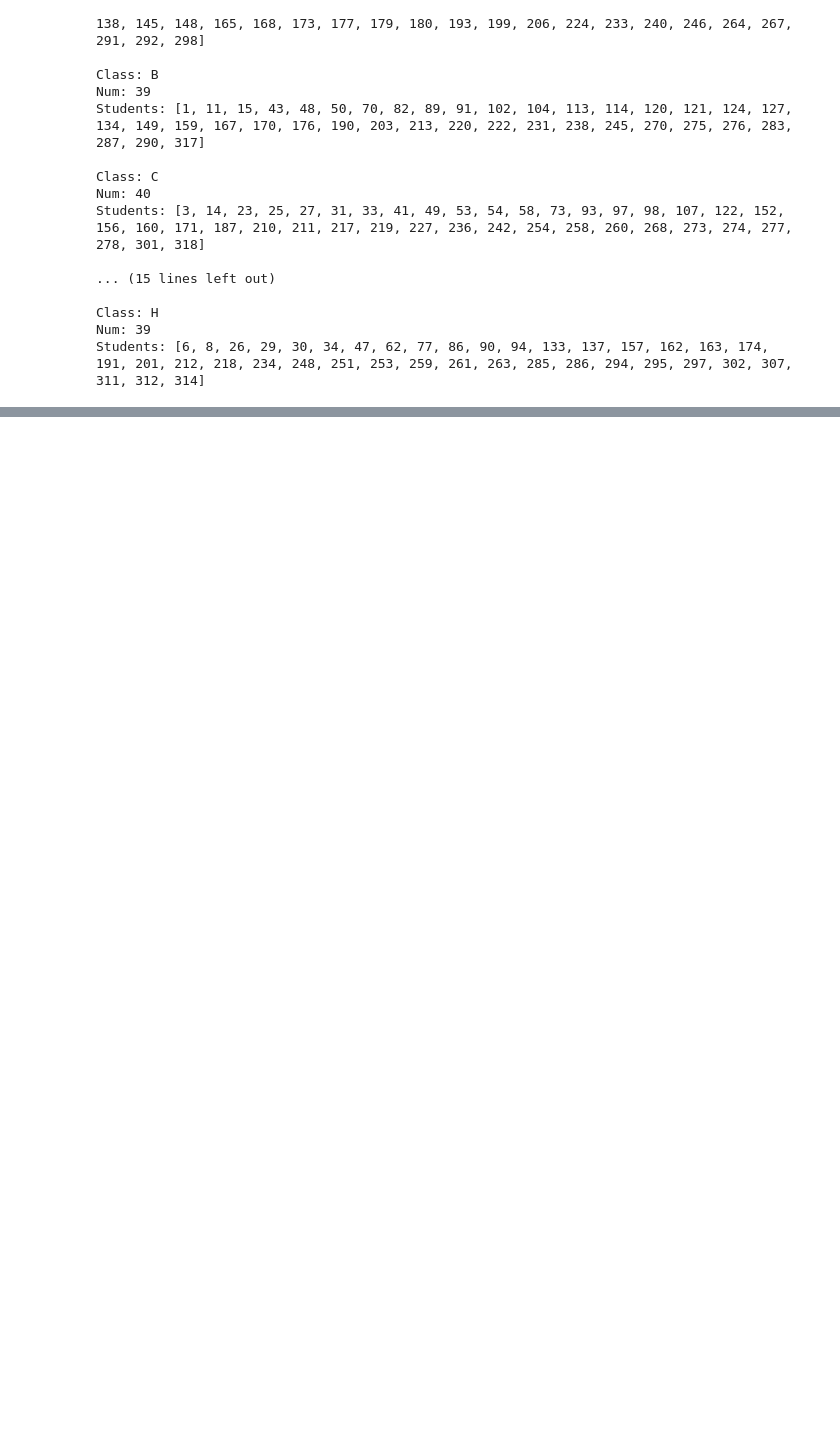
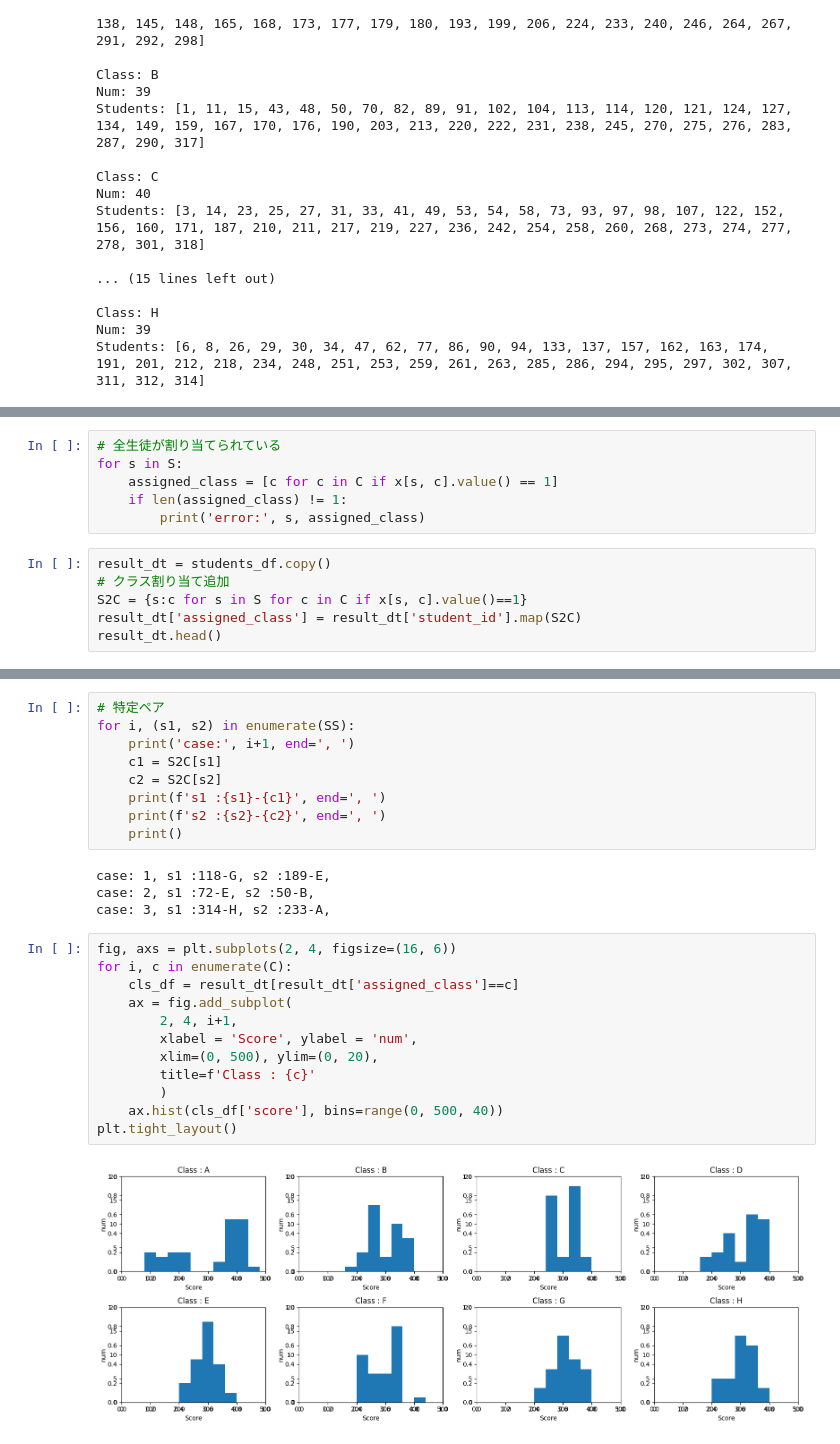
Before and after one commit to akmiccom/python_optimize, a Jupyter notebook: notebooks/chapter_03.ipynb, the cells around one changed output, grey strips where cells are left out. Drawn from its saved outputs; the diff is of its cells as text; blank space fills up the shorter version.

```diff
--- a/notebooks/chapter_03.ipynb
+++ b/notebooks/chapter_03.ipynb
@@ -198,0 +232,12 @@ Students: [6, 8, 26, 29, 30, 34, 47, 62, 77, 86, 90, 94, 133, 137, 157, 162, 163
+# %%
+# 全生徒が割り当てられている
+for s in S:
+    assigned_class = [c for c in C if x[s, c].value() == 1]
+    if len(assigned_class) != 1:
+        print('error:', s, assigned_class)
+# %%
+result_dt = students_df.copy()
+# クラス割り当て追加
+S2C = {s:c for s in S for c in C if x[s, c].value()==1}
+result_dt['assigned_class'] = result_dt['student_id'].map(S2C)
+result_dt.head()
@@ -198,0 +330,27 @@ Students: [6, 8, 26, 29, 30, 34, 47, 62, 77, 86, 90, 94, 133, 137, 157, 162, 163
+# %%
+# 特定ペア
+for i, (s1, s2) in enumerate(SS):
+    print('case:', i+1, end=', ')
+    c1 = S2C[s1]
+    c2 = S2C[s2]
+    print(f's1 :{s1}-{c1}', end=', ')
+    print(f's2 :{s2}-{c2}', end=', ')
+    print()
+# %% [output]
+case: 1, s1 :118-G, s2 :189-E,
+case: 2, s1 :72-E, s2 :50-B,
+case: 3, s1 :314-H, s2 :233-A,
+# %%
+fig, axs = plt.subplots(2, 4, figsize=(16, 6))
+for i, c in enumerate(C):
+    cls_df = result_dt[result_dt['assigned_class']==c]
+    ax = fig.add_subplot(
+        2, 4, i+1,
+        xlabel = 'Score', ylabel = 'num',
+        xlim=(0, 500), ylim=(0, 20),
+        title=f'Class : {c}'
+        )
+    ax.hist(cls_df['score'], bins=range(0, 500, 40))
+plt.tight_layout()
+# %% [output]
+[figure, added]
```
Also changed, not shown: parts of 11 cells of this notebook, 3 other files.
